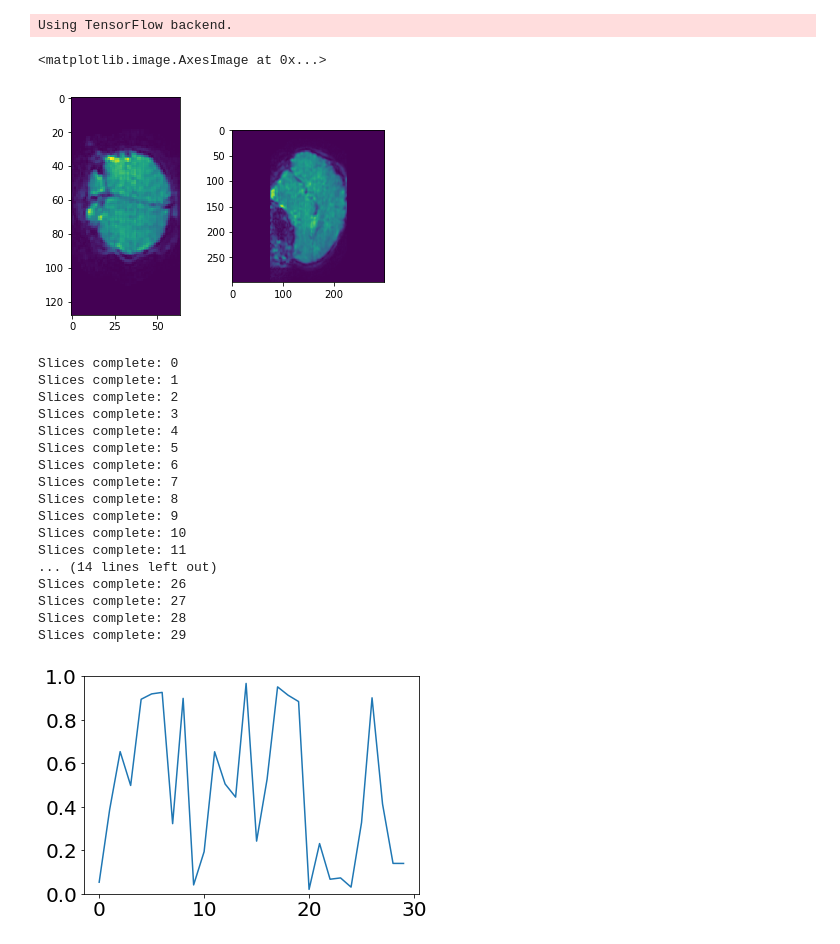
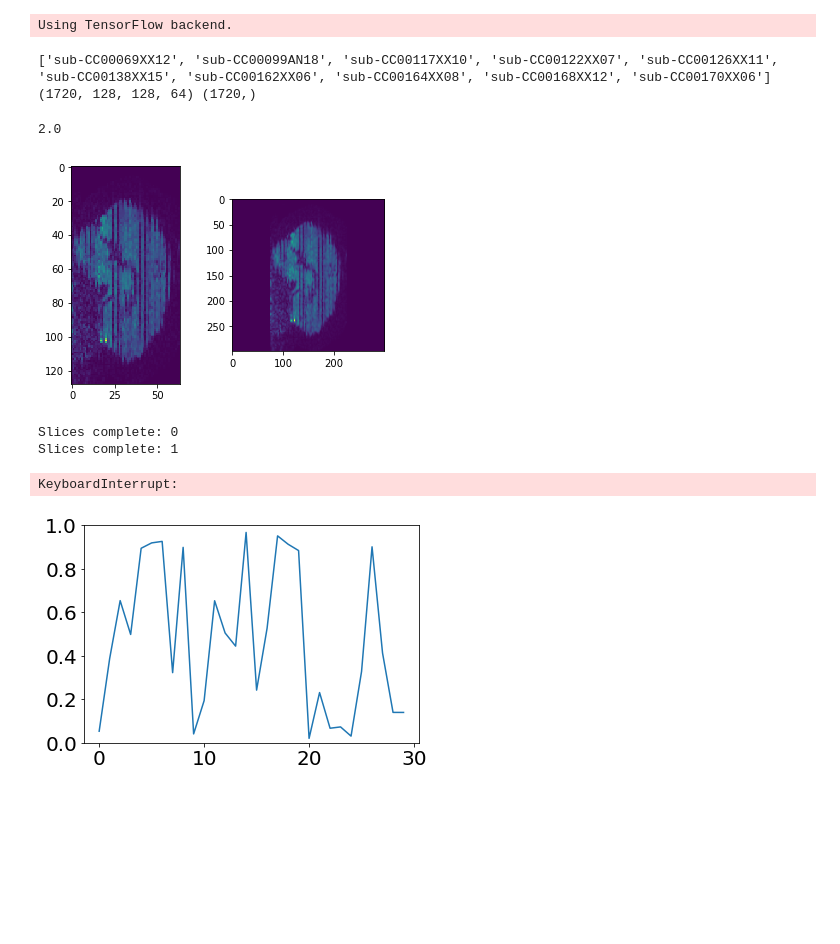
Before and after one commit to marksgraham/deep-qc, a Jupyter notebook: code/test_real_data.ipynb, the cells around one changed output. Drawn from its saved outputs; the diff is of its cells as text; code cells hidden in the pictures; blank space fills up the shorter version.

```diff
--- a/code/test_real_data.ipynb
+++ b/code/test_real_data.ipynb
@@ -86,25 +112,38 @@ def pad_image(image,pad_max):
 # %%
 #Load in real DWI data
-X_header = nib.load('../data/real/dwi/dwi.nii.gz')
-X = X_header.get_data()
-X = np.moveaxis(X,3,0)
+# X_header = nib.load('../data/real/dwi/dwi.nii.gz')
+# X = X_header.get_data()
+# X = np.moveaxis(X,3,0)
+
+X_full,y_full = fetch_real_data('../data/sourcedata/',10)
+X=X_full[1204:,:,:,:]
+y=y_full[1204:]
+
+del X_full,y_full
+
+print(X.shape,y.shape)
+# %% [output]
+['sub-CC00069XX12', 'sub-CC00099AN18', 'sub-CC00117XX10', 'sub-CC00122XX07', 'sub-CC00126XX11', 'sub-CC00138XX15', 'sub-CC00162XX06', 'sub-CC00164XX08', 'sub-CC00168XX12', 'sub-CC00170XX06']
+(1720, 128, 128, 64) (1720,)
 # %%
 X_test = preprocess_data_saggital(X)
 
+index = 50
 plt.subplot(1,2,1)
-plt.imshow(X[0,:,36,:])
+plt.imshow(X[index,64,:,:])
 plt.subplot(1,2,2)
-plt.imshow(X_test[0,:,:,0])
+plt.imshow(X_test[index,:,:,0])
+print(y[index])
 # %% [output]
-<matplotlib.image.AxesImage at 0x...>
+2.0
-[figure, old version]
+[figure, new version]
 # %%
 from sklearn.metrics import confusion_matrix, accuracy_score
 from keras import models
 #from sklearn.model_selection import accuracy
 
-model_coronal =   models.load_model('keras_logs/coronal_model.hdf5')
-model_saggital=   models.load_model('keras_logs/saggital_model.hdf5')
+model_coronal =   models.load_model('keras_logs/2017-10-09-15-06-43.epoch29-lossval0.19.hdf5')
+model_saggital=   models.load_model('keras_logs/2017-10-09-13-45-17.epoch29-lossval0.20.hdf5')
 
 validation_generator = ImageDataGenerator(
     featurewise_center=False,
@@ -128,7 +167,7 @@ validation_generator = ImageDataGenerator(
     data_format='channels_last',)
 
 num_slices = 30
-validation_batch_size = 4
+validation_batch_size = 43
 num_validation_steps = X_test.shape[0]/validation_batch_size
 model_predictions_coronal = np.zeros((X_test.shape[0],num_slices))
 model_predictions_saggital = np.zeros((X_test.shape[0],num_slices))
@@ -150,21 +189,7 @@ for i in range(num_slices):
 # %% [output]
 Slices complete: 0
 Slices complete: 1
-Slices complete: 2
-Slices complete: 3
-Slices complete: 4
-Slices complete: 5
-Slices complete: 6
-Slices complete: 7
-Slices complete: 8
-Slices complete: 9
-Slices complete: 10
-Slices complete: 11
-... (14 lines left out)
-Slices complete: 26
-Slices complete: 27
-Slices complete: 28
-Slices complete: 29
+KeyboardInterrupt:
 # %%
 plt.plot(model_predictions_saggital[151,:])
 plt.ylim(0,1)
```
Also changed, not shown: parts of 1 cell of this notebook.
